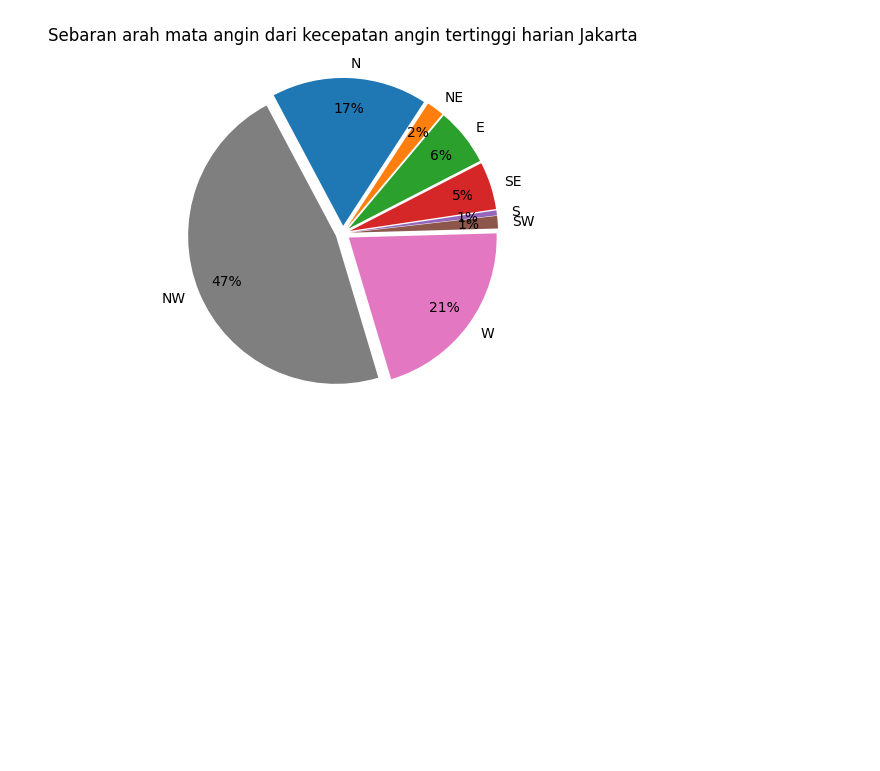
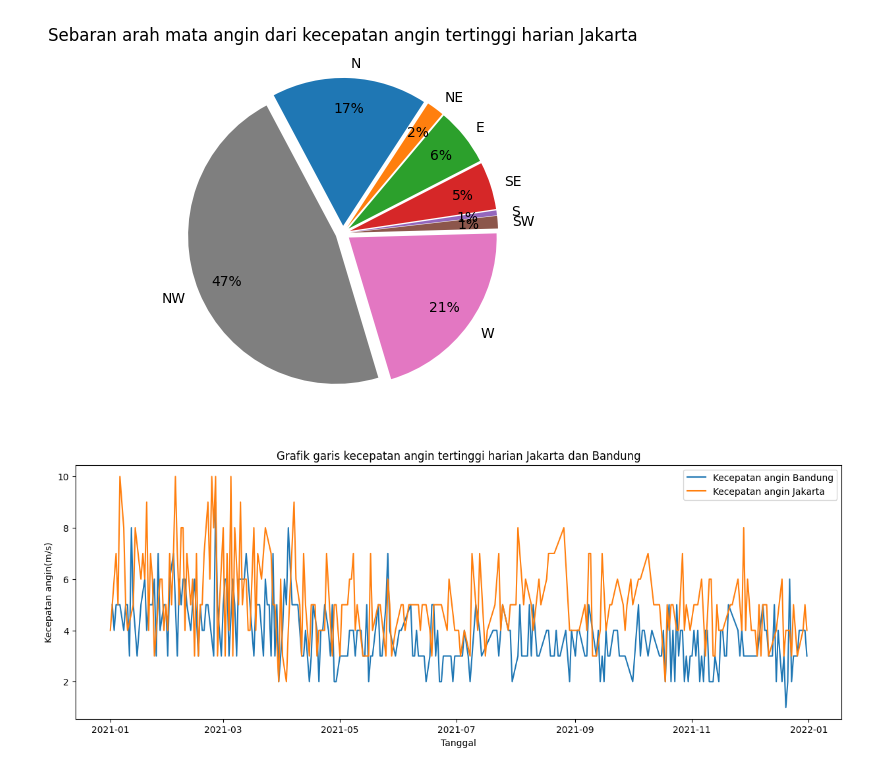
Before and after one commit to KaonWry/tubes-2-pengkom, a Jupyter notebook: main.ipynb, the cells around one changed output. Drawn from its saved outputs; the diff is of its cells as text; code cells hidden in the pictures; blank space fills up the shorter version.

Commit message:
grafik kecepatan angin

```diff
--- a/main.ipynb
+++ b/main.ipynb
@@ -333,3 +333,18 @@ plt.title('Sebaran arah mata angin dari kecepatan angin tertinggi harian Jakarta
 plt.show()
 # %% [output]
 [figure]
+# %%
+plt.figure(figsize=(15,5))
+plt.title('Grafik garis kecepatan angin tertinggi harian Jakarta dan Bandung')
+# Bandung
+plt.plot(dfBandung.dropna()['Tanggal'], dfBandung.dropna()['ff_x'])
+
+# Jakarta
+plt.plot(dfJakarta.dropna()['Tanggal'], dfJakarta.dropna()['ff_x'])
+
+plt.xlabel('Tanggal')
+plt.ylabel('Kecepatan angin(m/s)')
+plt.legend(['Kecepatan angin Bandung', 'Kecepatan angin Jakarta'])
+plt.show()
+# %% [output]
+[figure, added]
```
